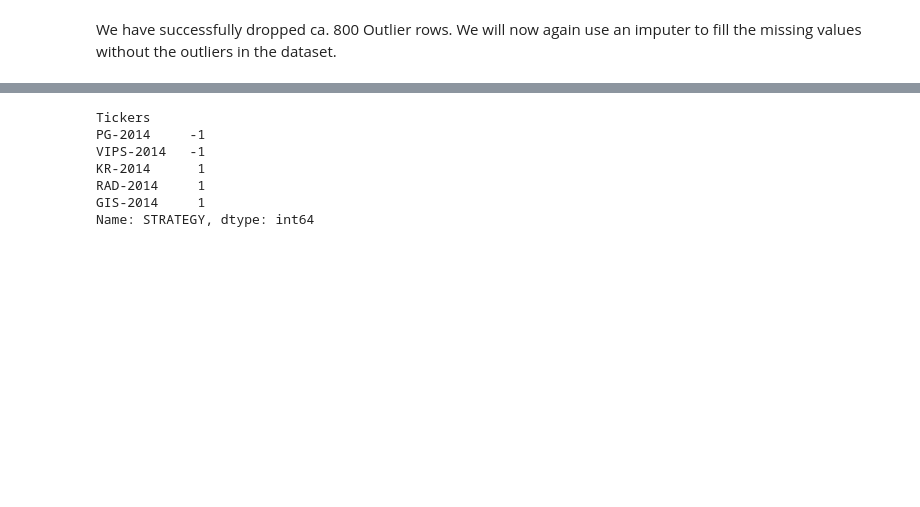
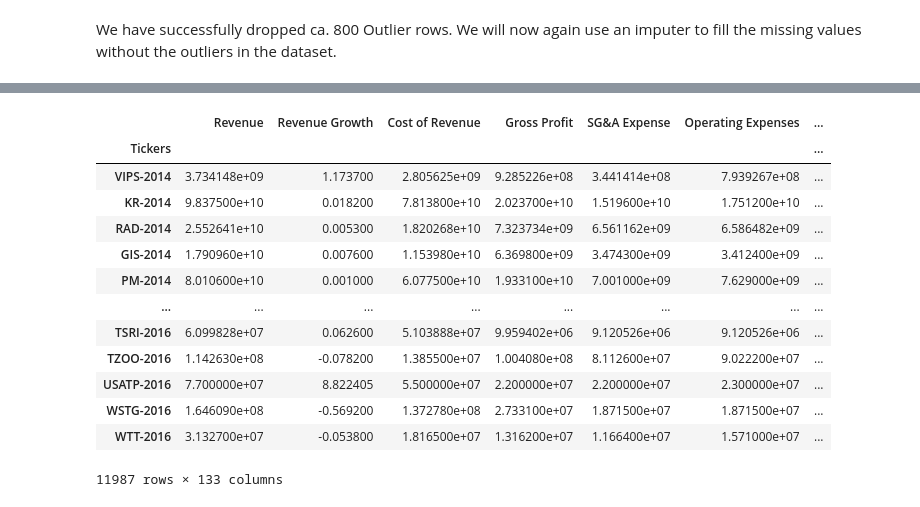
Before and after one commit to frheus/ML_Finance, a Jupyter notebook: test.ipynb, the cells around one changed output, grey strips where cells are left out. Saved outputs shown, nothing was run; the diff lists cells and outputs as text; code cells hidden in the pictures; blank space fills up the shorter version.

```diff
--- a/test.ipynb
+++ b/test.ipynb
@@ -638,17 +644,21 @@ X_train_new[:] = imp_mean.transform(X_train_new)
 #X_valid_imputed.iloc[:, :] = imp_mean.transform(X_valid_imputed)
 # %%
 ## Feature Selection
+X_train_new
+# %% [output]
+|  | Revenue | Revenue Growth | Cost of Revenue | Gross Profit | SG&A Expense | Operating Expenses | ... |
+| Tickers |  |  |  |  |  |  | ... |
+| VIPS-2014 | 3.734148e+09 | 1.173700 | 2.805625e+09 | 9.285226e+08 | 3.441414e+08 | 7.939267e+08 | ... |
+| KR-2014 | 9.837500e+10 | 0.018200 | 7.813800e+10 | 2.023700e+10 | 1.519600e+10 | 1.751200e+10 | ... |
+| RAD-2014 | 2.552641e+10 | 0.005300 | 1.820268e+10 | 7.323734e+09 | 6.561162e+09 | 6.586482e+09 | ... |
+| GIS-2014 | 1.790960e+10 | 0.007600 | 1.153980e+10 | 6.369800e+09 | 3.474300e+09 | 3.412400e+09 | ... |
+| PM-2014 | 8.010600e+10 | 0.001000 | 6.077500e+10 | 1.933100e+10 | 7.001000e+09 | 7.629000e+09 | ... |
+| ... | ... | ... | ... | ... | ... | ... | ... |
+| TSRI-2016 | 6.099828e+07 | 0.062600 | 5.103888e+07 | 9.959402e+06 | 9.120526e+06 | 9.120526e+06 | ... |
+| TZOO-2016 | 1.142630e+08 | -0.078200 | 1.385500e+07 | 1.004080e+08 | 8.112600e+07 | 9.022200e+07 | ... |
+| USATP-2016 | 7.700000e+07 | 8.822405 | 5.500000e+07 | 2.200000e+07 | 2.200000e+07 | 2.300000e+07 | ... |
+| WSTG-2016 | 1.646090e+08 | -0.569200 | 1.372780e+08 | 2.733100e+07 | 1.871500e+07 | 1.871500e+07 | ... |
+| WTT-2016 | 3.132700e+07 | -0.053800 | 1.816500e+07 | 1.316200e+07 | 1.166400e+07 | 1.571000e+07 | ... |
+11987 rows × 133 columns
-# %%
-#y_train = y_train.join(ticker_X_train)
-#y_train = y_train.dropna(subset=['p'])
-y_train.head()
-# %% [output]
-Tickers
-PG-2014     -1
-VIPS-2014   -1
-KR-2014      1
-RAD-2014     1
-GIS-2014     1
-Name: STRATEGY, dtype: int64
 # %%
 y_train = pd.merge(y_train, ticker_X_train, how="outer", on = "Tickers")
```
Also changed, not shown: parts of 16 cells of this notebook.
